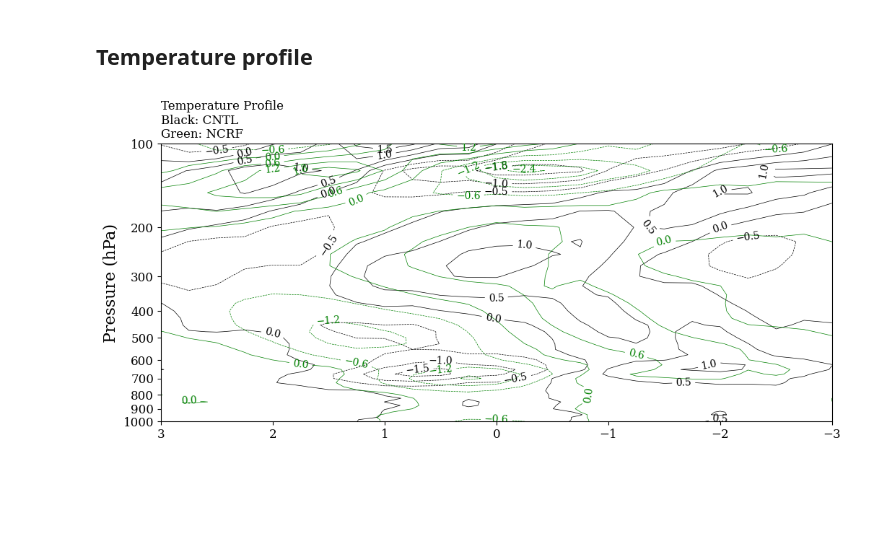
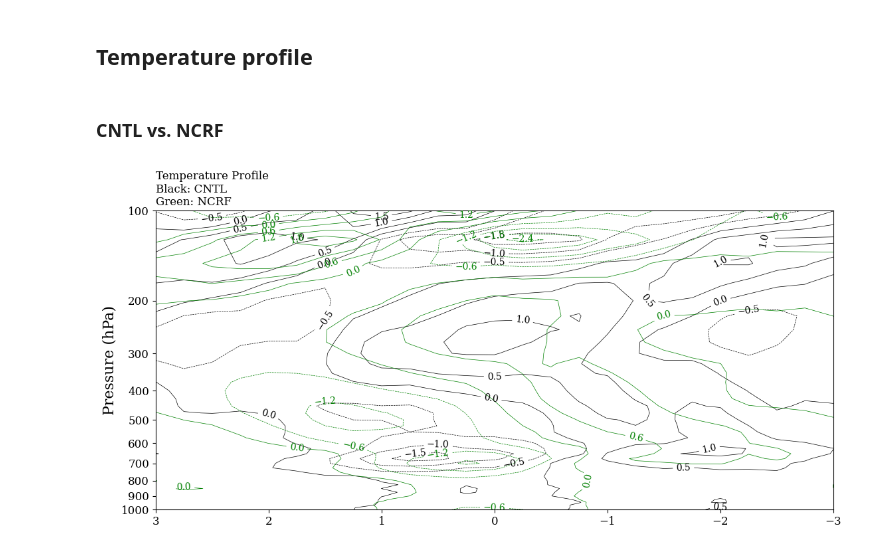
Before and after one commit to JOsephKan/2024_Research, a Jupyter notebook: MPAS/Composite/raw_composite/Statistical_test/Raw_temp_diff.ipynb, the cells around one changed output. Drawn from its saved outputs; the diff is of its cells as text; code cells hidden in the pictures; blank space fills up the shorter version.

```diff
--- a/MPAS/Composite/raw_composite/Statistical_test/Raw_temp_diff.ipynb
+++ b/MPAS/Composite/raw_composite/Statistical_test/Raw_temp_diff.ipynb
@@ -34,7 +34,11 @@ with nc.Dataset("/work/b11209013/2024_Research/MPAS/merged_data/CNTL/theta.nc",
 with nc.Dataset("/work/b11209013/2024_Research/MPAS/merged_data/NCRF/theta.nc", "r") as f:
     temp["NCRF"] = (f.variables["theta"][:, :, lat_lim, :].mean(axis=2) * (1000/dims["lev"])[None, :, None]**(-0.286)) - 273.15
 
-ltime, llev, llon = temp["NCRF"].shape
+with nc.Dataset("/work/b11209013/2024_Research/MPAS/merged_data/NSC/theta.nc", "r") as f:
+    temp["NSC"] = (f.variables["theta"][:, :, lat_lim, :].mean(axis=2) * (1000/dims["lev"])[None, :, None]**(-0.286)) - 273.15
+
+
+ltime, llev, llon = temp["NSC"].shape
 
 # load events
 lon_ref: dict[str, np.ndarray] = dict()
@@ -159,17 +204,20 @@ plt.savefig("temp_diff_t_score.png", dpi=300)
 # %% [markdown]
 ## Temperature profile
+# %% [markdown]
+### CNTL vs. NCRF
 # %%
-plt.figure(figsize=(12, 5))
-c_cntl = plt.contour(np.linspace(-3, 3, 25), dims["lev"], temp_sel["CNTL"].mean(axis=0).T, colors="black", linewidths=0.5)
-c_ncrf = plt.contour(np.linspace(-3, 3, 25), dims["lev"], temp_sel["NCRF"].mean(axis=0).T, colors="green", linewidths=0.5)
-plt.yscale("log")
-plt.yticks(np.linspace(100, 1000, 10), np.linspace(100, 1000, 10, dtype=int))
+fig, ax = plt.subplots(figsize=(12, 6))
+fig.subplots_adjust(left=0.1, right=0.95, top=0.85, bottom=0.1)
+c_cntl = ax.contour(np.linspace(-3, 3, 25), dims["lev"], temp_sel["CNTL"].mean(axis=0).T, colors="black", linewidths=0.5)
+c_ncrf = ax.contour(np.linspace(-3, 3, 25), dims["lev"], temp_sel["NCRF"].mean(axis=0).T, colors="green", linewidths=0.5)
+ax.set_yscale("log")
+ax.set_yticks(np.linspace(100, 1000, 10), np.linspace(100, 1000, 10, dtype=int))
 plt.gca().invert_xaxis()
 plt.gca().invert_yaxis()
-plt.ylabel("Pressure (hPa)")
-plt.title("Temperature Profile\nBlack: CNTL\nGreen: NCRF", fontsize=12, loc="left")
+ax.set_ylabel("Pressure (hPa)")
+ax.set_title("Temperature Profile\nBlack: CNTL\nGreen: NCRF", fontsize=12, loc="left")
 plt.clabel(c_cntl, inline=True, fontsize=10)
 plt.clabel(c_ncrf, inline=True, fontsize=10)
-plt.savefig("Composite_temp_profile.png", dpi=300)
+plt.savefig("Temp_diff/cntl_ncrf.png", dpi=300)
 # %% [output]
-[figure, old version]
+[figure, new version]
```
Also changed, not shown: parts of 8 cells of this notebook, 16 other files.
